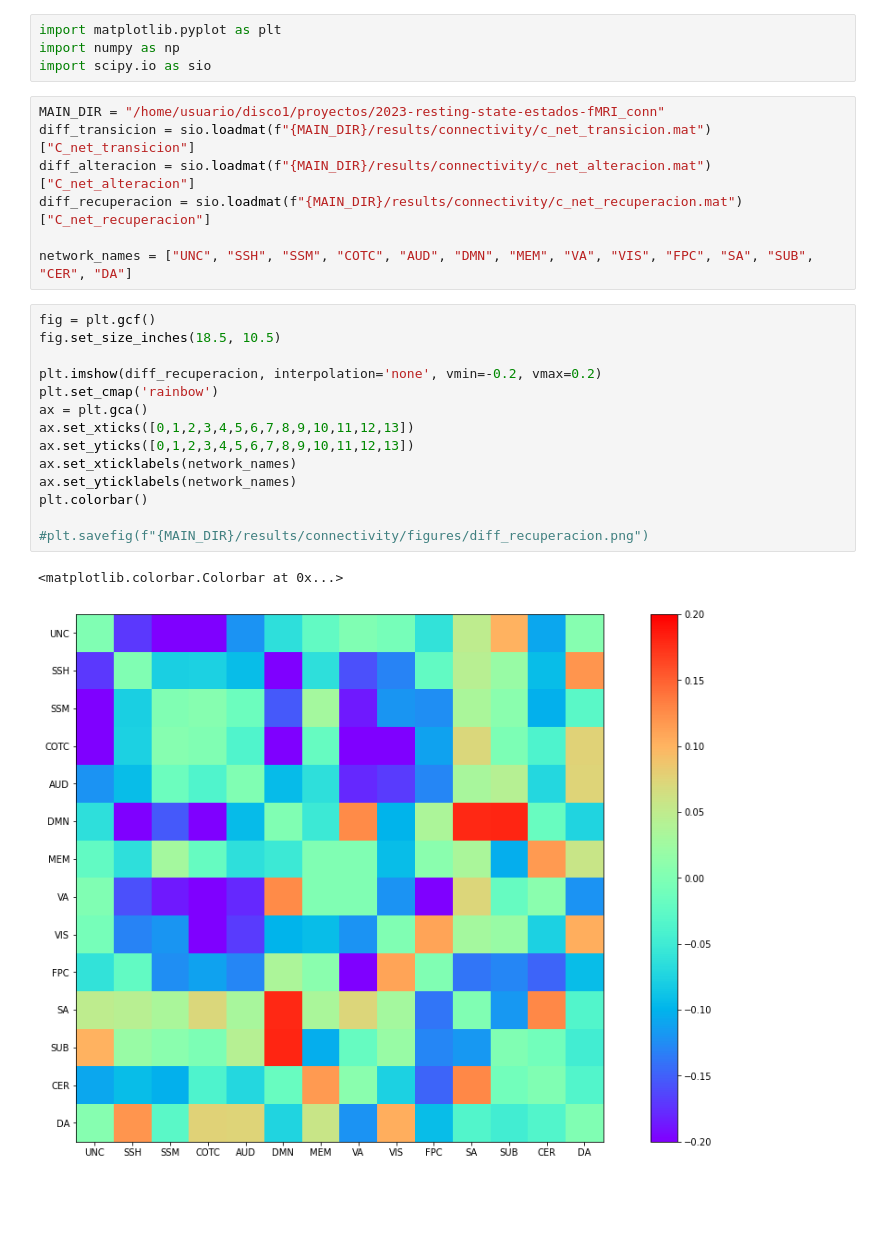
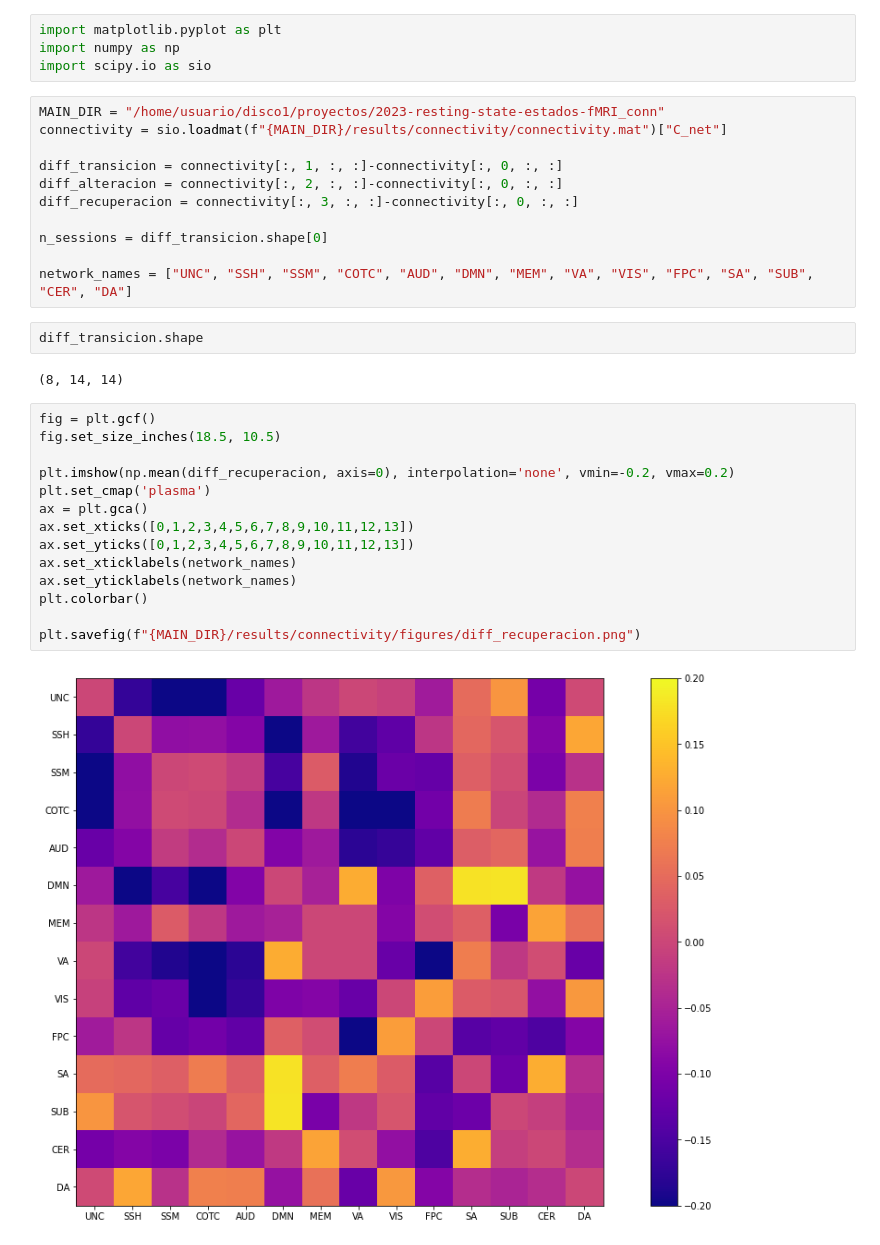
Before and after one commit to dellabellagabriel/states-fmri, a Jupyter notebook: scripts/connectivity/generate_figures/generate-figures.ipynb, the cells around one changed output. Saved outputs shown, nothing was run; the diff lists cells and outputs as text; blank space fills up the shorter version.

Commit message:
functional connectivity

```diff
--- a/scripts/connectivity/generate_figures/generate-figures.ipynb
+++ b/scripts/connectivity/generate_figures/generate-figures.ipynb
@@ -4,25 +4,32 @@ import numpy as np
 import scipy.io as sio
 # %%
 MAIN_DIR = "/home/usuario/disco1/proyectos/2023-resting-state-estados-fMRI_conn"
-diff_transicion = sio.loadmat(f"{MAIN_DIR}/results/connectivity/c_net_transicion.mat")["C_net_transicion"]
-diff_alteracion = sio.loadmat(f"{MAIN_DIR}/results/connectivity/c_net_alteracion.mat")["C_net_alteracion"]
-diff_recuperacion = sio.loadmat(f"{MAIN_DIR}/results/connectivity/c_net_recuperacion.mat")["C_net_recuperacion"]
+connectivity = sio.loadmat(f"{MAIN_DIR}/results/connectivity/connectivity.mat")["C_net"]
+
+diff_transicion = connectivity[:, 1, :, :]-connectivity[:, 0, :, :]
+diff_alteracion = connectivity[:, 2, :, :]-connectivity[:, 0, :, :]
+diff_recuperacion = connectivity[:, 3, :, :]-connectivity[:, 0, :, :]
+
+n_sessions = diff_transicion.shape[0]
 
 network_names = ["UNC", "SSH", "SSM", "COTC", "AUD", "DMN", "MEM", "VA", "VIS", "FPC", "SA", "SUB", "CER", "DA"]
+# %%
+diff_transicion.shape
+# %% [output]
+(8, 14, 14)
 # %%
 fig = plt.gcf()
 fig.set_size_inches(18.5, 10.5)
 
-plt.imshow(diff_recuperacion, interpolation='none', vmin=-0.2, vmax=0.2)
-plt.set_cmap('rainbow')
+plt.imshow(np.mean(diff_recuperacion, axis=0), interpolation='none', vmin=-0.2, vmax=0.2)
+plt.set_cmap('plasma')
 ax = plt.gca()
 ax.set_xticks([0,1,2,3,4,5,6,7,8,9,10,11,12,13])
 ax.set_yticks([0,1,2,3,4,5,6,7,8,9,10,11,12,13])
 ax.set_xticklabels(network_names)
 ax.set_yticklabels(network_names)
 plt.colorbar()
 
-#plt.savefig(f"{MAIN_DIR}/results/connectivity/figures/diff_recuperacion.png")
+plt.savefig(f"{MAIN_DIR}/results/connectivity/figures/diff_recuperacion.png")
 # %% [output]
-<matplotlib.colorbar.Colorbar at 0x...>
-[figure, old version]
+[figure, new version]
```
Also changed, not shown: parts of 29 cells of this notebook, 5 other files.
